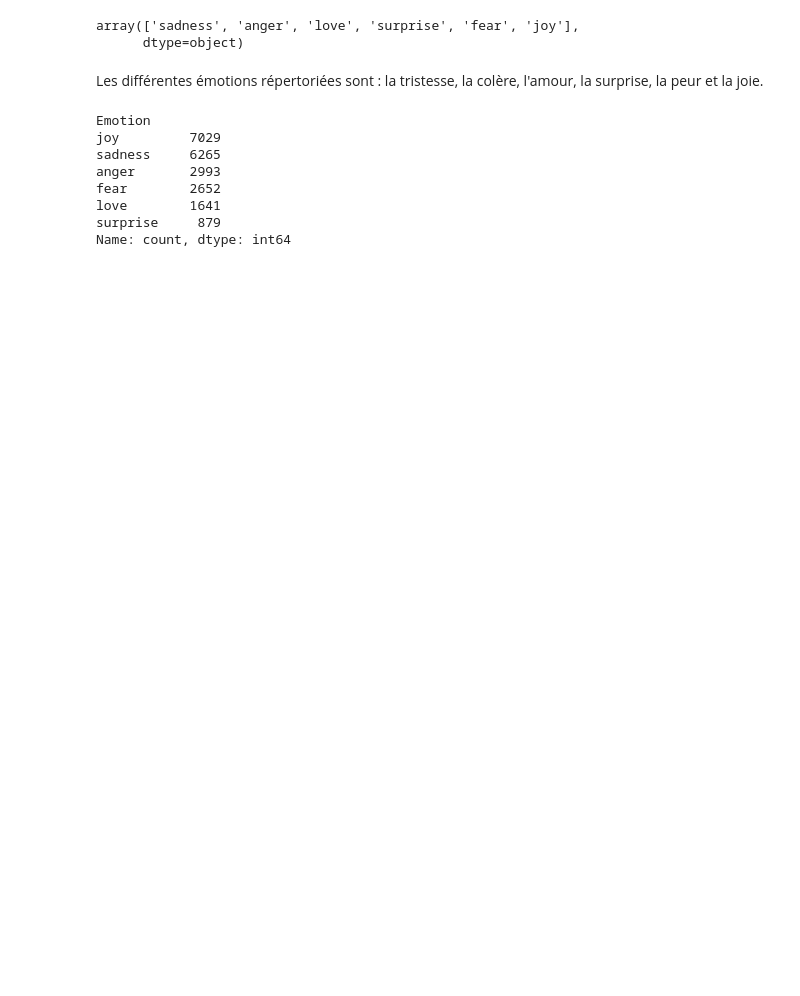
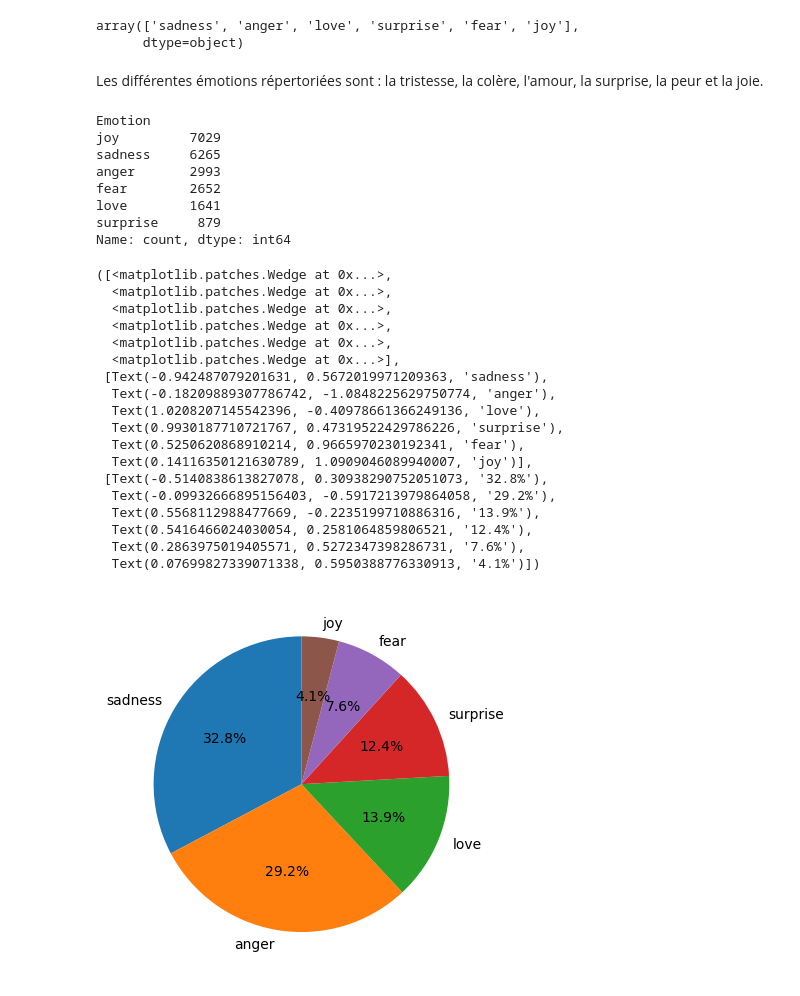
Before and after one commit to Antho-SJ/ml-in-the-clouds, a Jupyter notebook: datanalysis.ipynb, the cells around one changed output. Saved outputs shown, nothing was run; the diff lists cells and outputs as text; code cells hidden in the pictures; blank space fills up the shorter version.

```diff
--- a/datanalysis.ipynb
+++ b/datanalysis.ipynb
@@ -49,0 +72,23 @@ Name: count, dtype: int64
+# %%
+labels=df['Emotion'].unique()
+plt.pie(df['Emotion'].value_counts(), labels=labels,autopct='%1.1f%%', startangle=90)
+# %% [output]
+([<matplotlib.patches.Wedge at 0x...>,
+  <matplotlib.patches.Wedge at 0x...>,
+  <matplotlib.patches.Wedge at 0x...>,
+  <matplotlib.patches.Wedge at 0x...>,
+  <matplotlib.patches.Wedge at 0x...>,
+  <matplotlib.patches.Wedge at 0x...>],
+ [Text(-0.942487079201631, 0.5672019971209363, 'sadness'),
+  Text(-0.18209889307786742, -1.0848225629750774, 'anger'),
+  Text(1.0208207145542396, -0.40978661366249136, 'love'),
+  Text(0.9930187710721767, 0.47319522429786226, 'surprise'),
+  Text(0.5250620868910214, 0.9665970230192341, 'fear'),
+  Text(0.14116350121630789, 1.0909046089940007, 'joy')],
+ [Text(-0.5140838613827078, 0.30938290752051073, '32.8%'),
+  Text(-0.09932666895156403, -0.5917213979864058, '29.2%'),
+  Text(0.5568112988477669, -0.2235199710886316, '13.9%'),
+  Text(0.5416466024030054, 0.2581064859806521, '12.4%'),
+  Text(0.2863975019405571, 0.5272347398286731, '7.6%'),
+  Text(0.07699827339071338, 0.5950388776330913, '4.1%')])
+[figure, added]
```
Also changed, not shown: parts of 10 cells of this notebook.
